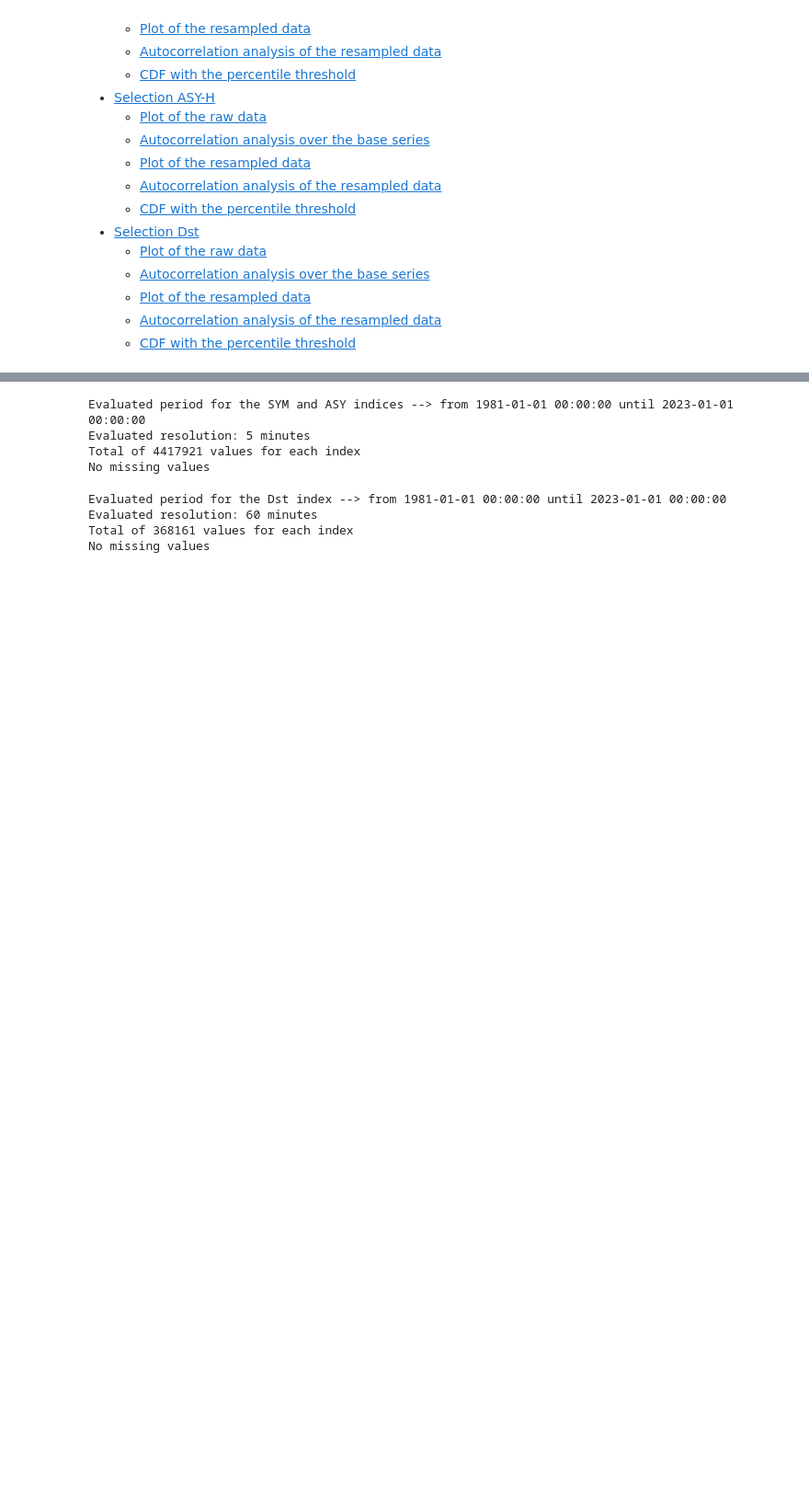
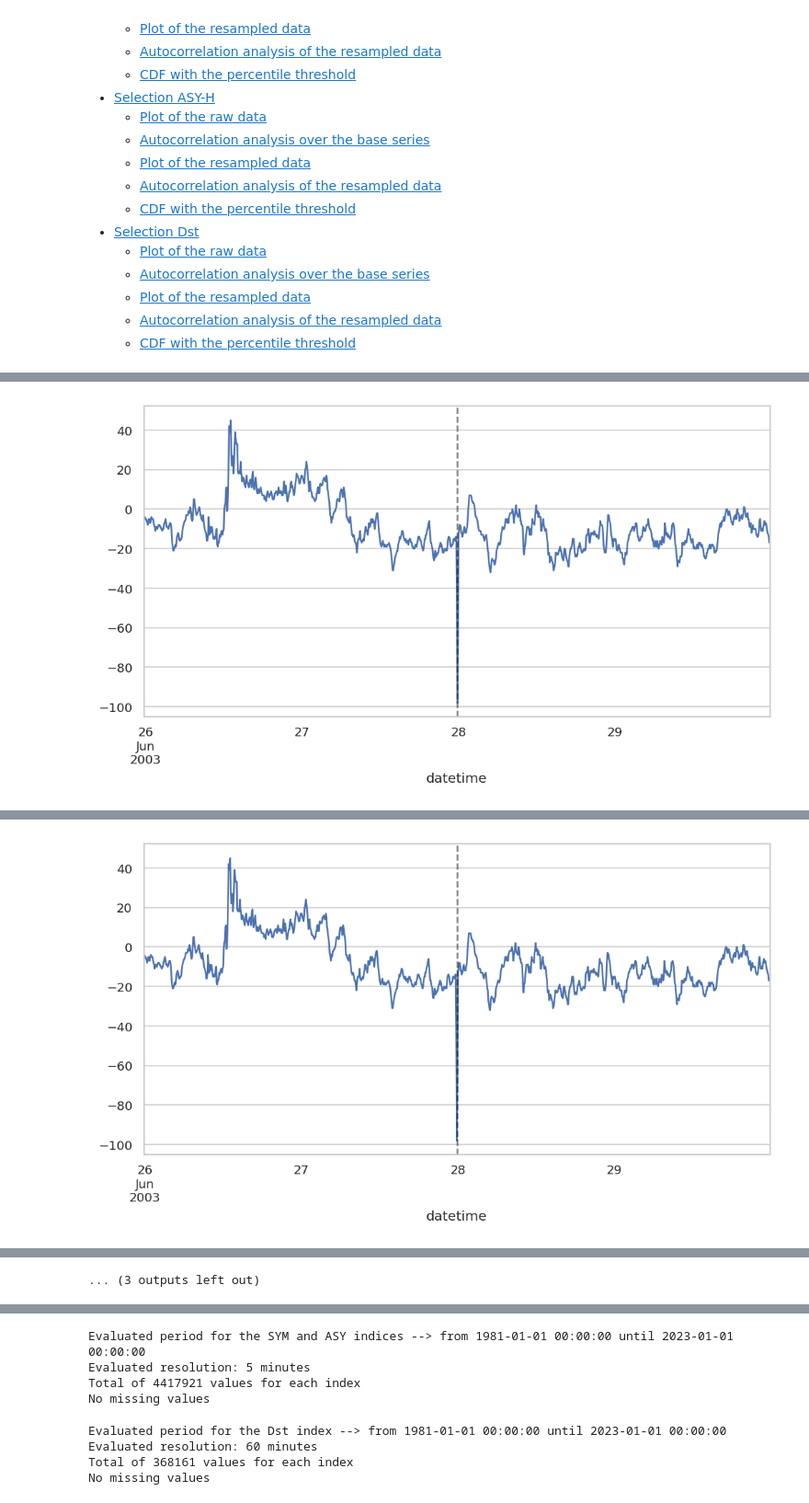
Before and after one commit to Redxgit/classifying-bounding-gstorms, a Jupyter notebook: 1-Distribution.ipynb, the cells around one changed output, grey strips where cells are left out. Shown at 92% size. Drawn from its saved outputs; the diff is of its cells as text; code cells hidden in the pictures; blank space fills up the shorter version.

Commit message:
fix invalid dates

```diff
--- a/1-Distribution.ipynb
+++ b/1-Distribution.ipynb
@@ -42,4 +36,38 @@ display(HTML("<style>.container { width:95% !important; }</style>"))
 # Read data from pickle file
 sym_asy = pd.read_pickle('./data/sym_asy_indices.pkl', compression = 'gzip')
 
-dst = pd.read_pickle('./data/dst_index.pkl', compression = 'gzip')
+# These are dates that we have identified as incorrect, below we have plotted each date and the surrounding two days
+# and displayed the 5 surrounding index values
+
+invalid_dates_asy = [
+                 '2003-11-05 17:20:00',
+                 '2003-11-05 17:25:00',
+                 '2003-11-10 13:10:00',
+                 '2003-11-10 17:20:00',
+                 '2003-11-10 17:25:00',
+                 '2003-11-24 15:00:00',
+                 '2003-06-27 23:45:00',
+                 '2003-06-27 23:50:00',
+                 '2003-06-27 23:55:00',
+                 '2003-11-03 10:10:00',
+                ]
+
+invalid_dates_sym = [
+                 '2003-06-27 23:45:00',
+                 '2003-06-27 23:50:00',
+                 '2003-06-27 23:55:00',
+                 '2003-11-03 10:10:00',
+                 '2003-11-24 15:00:00',
+]
+# %%
+offset = pd.DateOffset(days = 2)
+offset_display = pd.DateOffset(minutes = 10)
+for d in invalid_dates_sym:
+    dt = pd.to_datetime(d)
+    print(dt)
+    fig, ax = plt.subplots(figsize = utils.global_figsize)
+    sym_asy[dt - offset : dt + offset]['SYM_H'].plot(ax = ax);
+    ax.axvline(dt, color = 'black', linestyle = '--', alpha = 0.5)
+    display(sym_asy[dt - offset_display : dt + offset_display]['SYM_H'])
+    plt.show();
+# %% [output]
@@ -45,0 +82 @@ dst = pd.read_pickle('./data/dst_index.pkl', compression = 'gzip')
+[figure, added]
@@ -45,0 +91 @@ dst = pd.read_pickle('./data/dst_index.pkl', compression = 'gzip')
+[figure, added]
@@ -45,0 +110 @@ dst = pd.read_pickle('./data/dst_index.pkl', compression = 'gzip')
+... (3 outputs left out)
```
Also changed, not shown: parts of 11 cells of this notebook, 25 other files.
